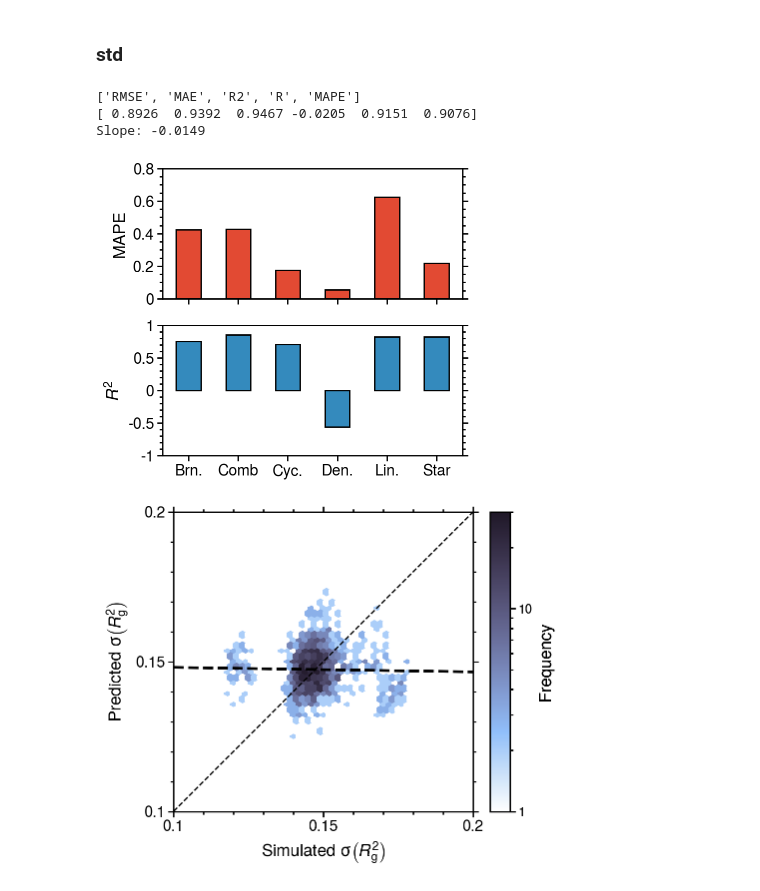
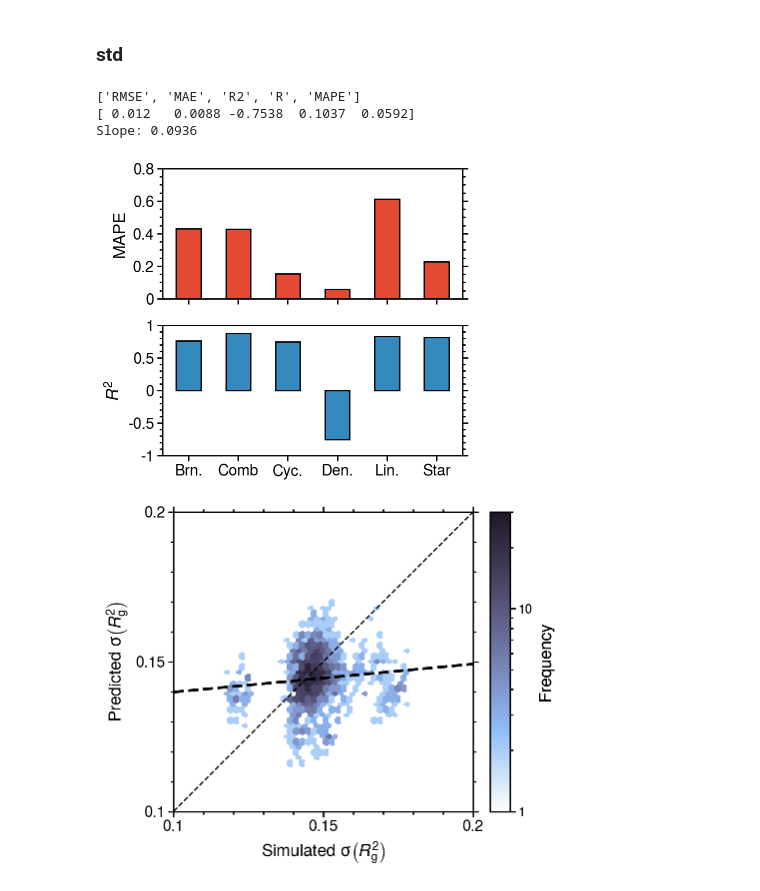
Before and after one commit to webbtheosim/gcgnn, a Jupyter notebook: notebooks/figure_result.ipynb, the cells around one changed output. Cells and saved outputs as stored; diff of their text form; code cells hidden in the pictures.

```diff
--- a/notebooks/figure_result.ipynb
+++ b/notebooks/figure_result.ipynb
@@ -28,7 +28,7 @@ for color in colors:
 pplt.rc["figure.facecolor"] = "white"
 
 DATA_DIR="/scratch/gpfs/sj0161/delta_pattern/"
-PLOT_DIR="/home/sj0161/gcgnn/fig/"
+PLOT_DIR="/scratch/gpfs/sj0161/gcgnn/fig/"
 TRAIN_RESULT_DIR = "/scratch/gpfs/sj0161/gcgnn/history/"
 RESULT_DIR = "/scratch/gpfs/sj0161/gcgnn/result/"
 
@@ -367,7 +531,7 @@ rg2_mean   = {}
 rg2_var    = {}
 
 for start, end in data_ranges:
-    filename = os.path.join(DATA_DIR, f"pattern_graph_data_{start}_{end}_rg_new.pickle")
+    filename = os.path.join(DATA_DIR, f"v2_pattern_graph_data_{start}_{end}_rg_new.pickle")
 
     with open(filename, "rb") as handle:
         graph_data[start] = pickle.load(handle)
@@ -467,28 +631,28 @@ Slope: 1.0807
 ### std
 # %%
 # std test set MW_hi
-input_file = "GNN_Guided_Baseline_Simple_0_0_256_0.001_1000_64_std_mse_1.pickle"
+input_file = "GNN_Guided_Baseline_Simple_0_0_512_0.0005_1000_256_std_mse_1_attn_GIN.pickle"
 plot_dendrimer(
     TRAIN_RESULT_DIR,
     PLOT_DIR,
     COLORS,
     label_data,
     input_file,
     cbar_vmax=30,
     bar_ratio=1.0,
     ylim1=[0, 0.8],
     ylim2=[-1, 1],
     first_ticks=[-1, -0.5, 0, 0.5, 1],
     yticklabels=[-1, -0.5, 0, 0.5, 1],
     vmin=0.1,
     vmax=0.2,
     second_ticks=[0.1, 0.15, 0.2],
 )
 # %% [output]
 ['RMSE', 'MAE', 'R2', 'R', 'MAPE']
-[ 0.8926  0.9392  0.9467 -0.0205  0.9151  0.9076]
-Slope: -0.0149
+[ 0.012   0.0088 -0.7538  0.1037  0.0592]
+Slope: 0.0936
-[figure, old version]
+[figure, new version]
-[figure, old version]
+[figure, new version]
 # %%
 # std test set MW_low
```
Also changed, not shown: parts of 40 cells of this notebook.
